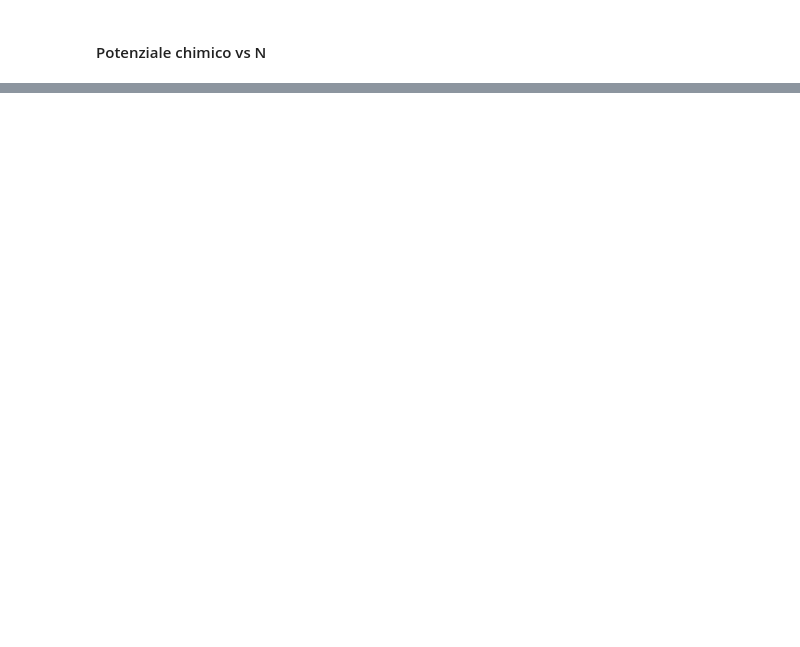
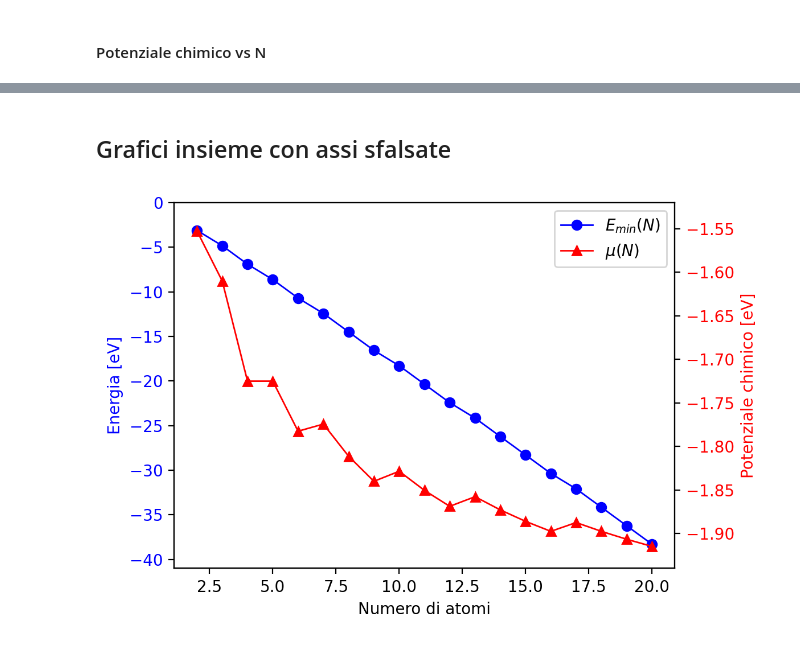
Before and after one commit to zosojack/lab-cms, a Jupyter notebook: zosojack/notebooks/Esercizio2B-MMC/Esercizio2_3.ipynb, the cells around one changed output, grey strips where cells are left out. Drawn from its saved outputs; the diff is of its cells as text; code cells hidden in the pictures; blank space fills up the shorter version.

```diff
--- a/zosojack/notebooks/Esercizio2B-MMC/Esercizio2_3.ipynb
+++ b/zosojack/notebooks/Esercizio2B-MMC/Esercizio2_3.ipynb
@@ -112,0 +148,34 @@ plt.show()
+# %% [markdown]
+## Grafici insieme con assi sfalsate
+# %%
+fig, ax = plt.subplots(figsize=(6, 4), dpi=200)
+
+# Curva 1: energia, asse Y sinistro
+ln1 = ax.plot(x1, y1, color='blue', label=r'$E_{{min}}(N)$', linewidth=1.0, marker='o')
+ax.set_xlabel('Numero di atomi')
+ax.set_ylabel('Energia [eV]', color='blue')
+ax.tick_params(axis='y', labelcolor='blue')
+#ax.grid(True, alpha=0.3)
+
+# Range richiesto -41 → 0 (asse invertito)
+ax.set_ylim(-41, 0)
+
+# Curva 2: potenziale chimico, asse Y destro
+ax2 = ax.twinx()
+ln2 = ax2.plot(x2, y2, color='red', linestyle='-', label=r'$\mu(N)$', linewidth=1.0, marker='^')
+ax2.set_ylabel('Potenziale chimico [eV]', color='red')
+ax2.tick_params(axis='y', labelcolor='red')
+
+# Range richiesto -1.94 → -1.52 (asse invertito)
+ax2.set_ylim(-1.94, -1.52)
+
+# Legenda combinata
+lines = ln1 + ln2
+labels = [l.get_label() for l in lines]
+ax.legend(lines, labels, loc='best')
+
+fig.tight_layout()
+#fig.savefig("S11-vs-frequenza.pdf", bbox_inches='tight')
+plt.show()
+# %% [output]
+[figure, added]
```
Also changed, not shown: parts of 7 cells of this notebook, 10 other files.
